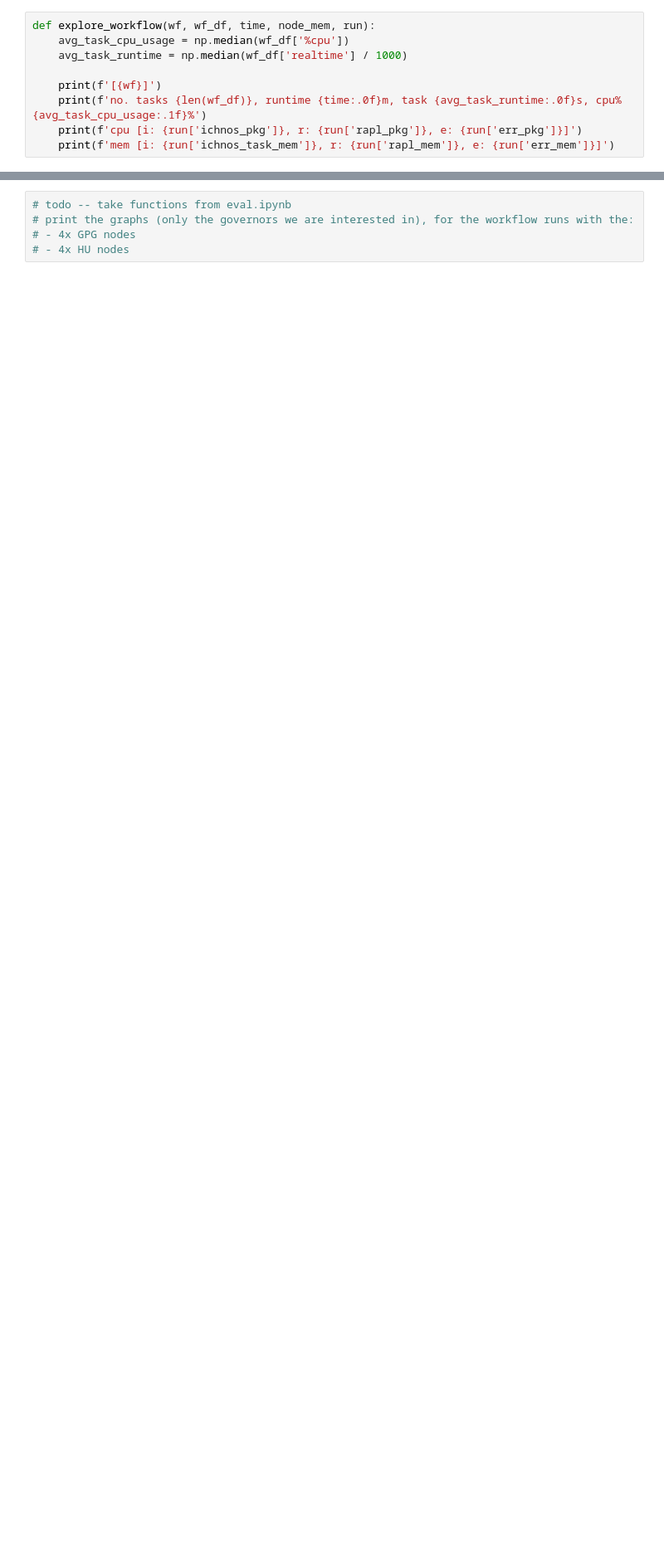
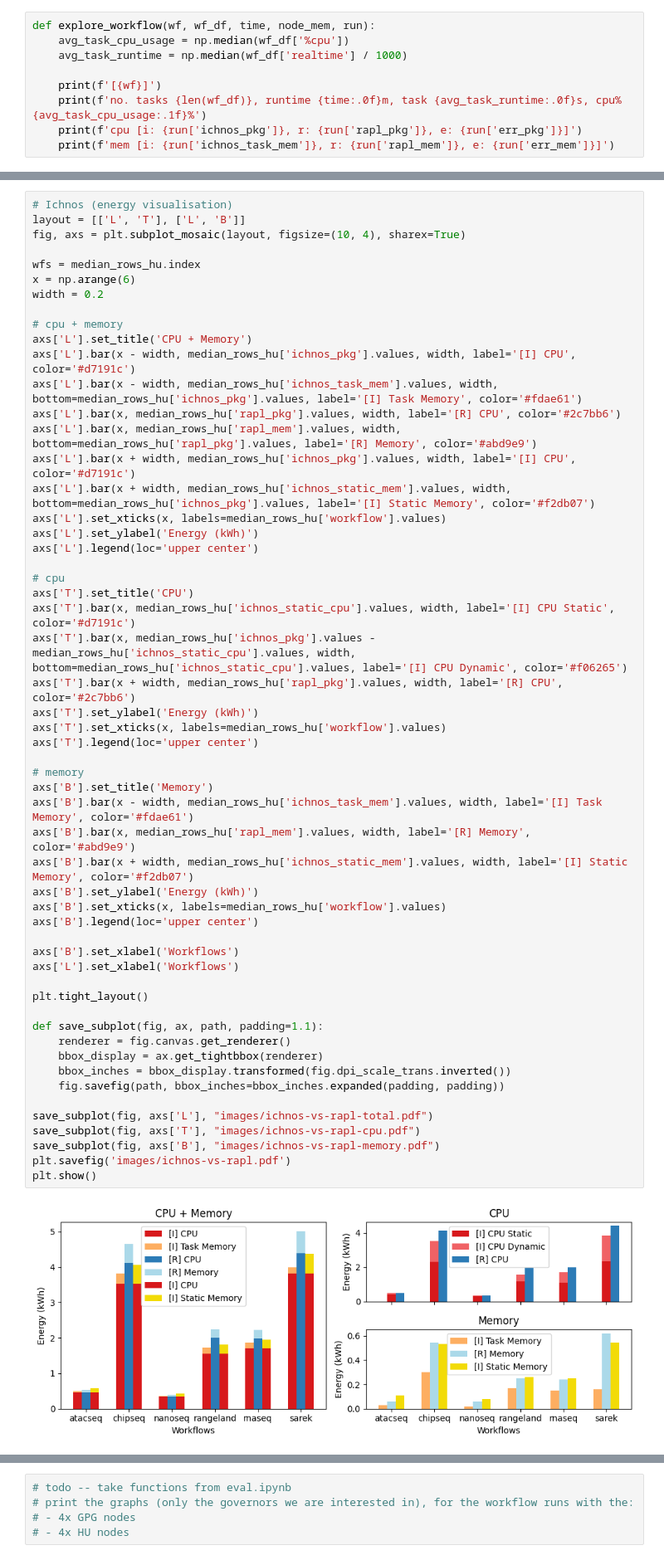
Before and after one commit to GlasgowC3lab/ichnos-results-evaluation, a Jupyter notebook: ext-results/ext-analysis.ipynb, the cells around one changed output, grey strips where cells are left out. Shown at 83% size. Cells and saved outputs as stored; diff of their text form; blank space fills up the shorter version.

```diff
--- a/ext-results/ext-analysis.ipynb
+++ b/ext-results/ext-analysis.ipynb
@@ -387,2 +356,59 @@ gu chipseq 3 took 311m on 2026-01-29 to 2026-01-29
+# %%
+# Ichnos (energy visualisation)
+layout = [['L', 'T'], ['L', 'B']]
+fig, axs = plt.subplot_mosaic(layout, figsize=(10, 4), sharex=True)
+
+wfs = median_rows_hu.index
+x = np.arange(6)
+width = 0.2
+
+# cpu + memory
+axs['L'].set_title('CPU + Memory')
+axs['L'].bar(x - width, median_rows_hu['ichnos_pkg'].values, width, label='[I] CPU', color='#d7191c')
+axs['L'].bar(x - width, median_rows_hu['ichnos_task_mem'].values, width, bottom=median_rows_hu['ichnos_pkg'].values, label='[I] Task Memory', color='#fdae61')
+axs['L'].bar(x, median_rows_hu['rapl_pkg'].values, width, label='[R] CPU', color='#2c7bb6')
+axs['L'].bar(x, median_rows_hu['rapl_mem'].values, width, bottom=median_rows_hu['rapl_pkg'].values, label='[R] Memory', color='#abd9e9')
+axs['L'].bar(x + width, median_rows_hu['ichnos_pkg'].values, width, label='[I] CPU', color='#d7191c')
+axs['L'].bar(x + width, median_rows_hu['ichnos_static_mem'].values, width, bottom=median_rows_hu['ichnos_pkg'].values, label='[I] Static Memory', color='#f2db07')
+axs['L'].set_xticks(x, labels=median_rows_hu['workflow'].values)
+axs['L'].set_ylabel('Energy (kWh)')
+axs['L'].legend(loc='upper center')
+
+# cpu
+axs['T'].set_title('CPU')
+axs['T'].bar(x, median_rows_hu['ichnos_static_cpu'].values, width, label='[I] CPU Static', color='#d7191c')
+axs['T'].bar(x, median_rows_hu['ichnos_pkg'].values - median_rows_hu['ichnos_static_cpu'].values, width, bottom=median_rows_hu['ichnos_static_cpu'].values, label='[I] CPU Dynamic', color='#f06265')
+axs['T'].bar(x + width, median_rows_hu['rapl_pkg'].values, width, label='[R] CPU', color='#2c7bb6')
+axs['T'].set_ylabel('Energy (kWh)')
+axs['T'].set_xticks(x, labels=median_rows_hu['workflow'].values)
+axs['T'].legend(loc='upper center')
+
+# memory
+axs['B'].set_title('Memory')
+axs['B'].bar(x - width, median_rows_hu['ichnos_task_mem'].values, width, label='[I] Task Memory', color='#fdae61')
+axs['B'].bar(x, median_rows_hu['rapl_mem'].values, width, label='[R] Memory', color='#abd9e9')
+axs['B'].bar(x + width, median_rows_hu['ichnos_static_mem'].values, width, label='[I] Static Memory', color='#f2db07')
+axs['B'].set_ylabel('Energy (kWh)')
+axs['B'].set_xticks(x, labels=median_rows_hu['workflow'].values)
+axs['B'].legend(loc='upper center')
+
+axs['B'].set_xlabel('Workflows')
+axs['L'].set_xlabel('Workflows')
+
+plt.tight_layout()
+
+def save_subplot(fig, ax, path, padding=1.1):
+    renderer = fig.canvas.get_renderer()
+    bbox_display = ax.get_tightbbox(renderer)
+    bbox_inches = bbox_display.transformed(fig.dpi_scale_trans.inverted())
+    fig.savefig(path, bbox_inches=bbox_inches.expanded(padding, padding))
+
+save_subplot(fig, axs['L'], "images/ichnos-vs-rapl-total.pdf")
+save_subplot(fig, axs['T'], "images/ichnos-vs-rapl-cpu.pdf")
+save_subplot(fig, axs['B'], "images/ichnos-vs-rapl-memory.pdf")
+plt.savefig('images/ichnos-vs-rapl.pdf')
+plt.show()
+# %% [output]
+[figure, added]
 # %%
 analyse_workflow('nanoseq', hu_nanoseq, hu_nanoseq_time, 256, 32, run_nanoseq_hu)
```
Also changed, not shown: parts of 27 cells of this notebook, 4 other files.
